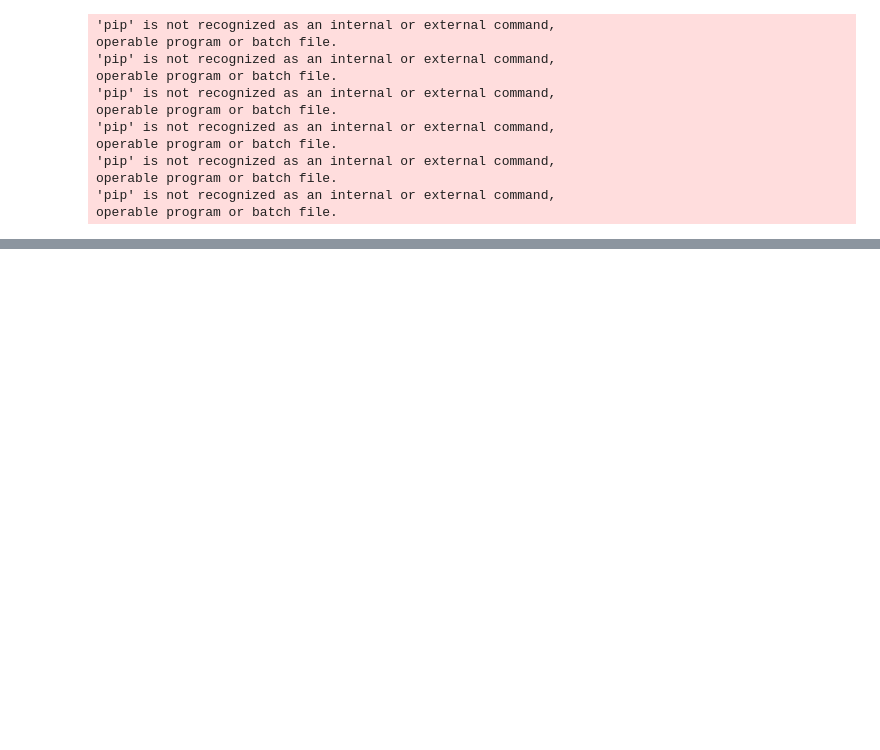
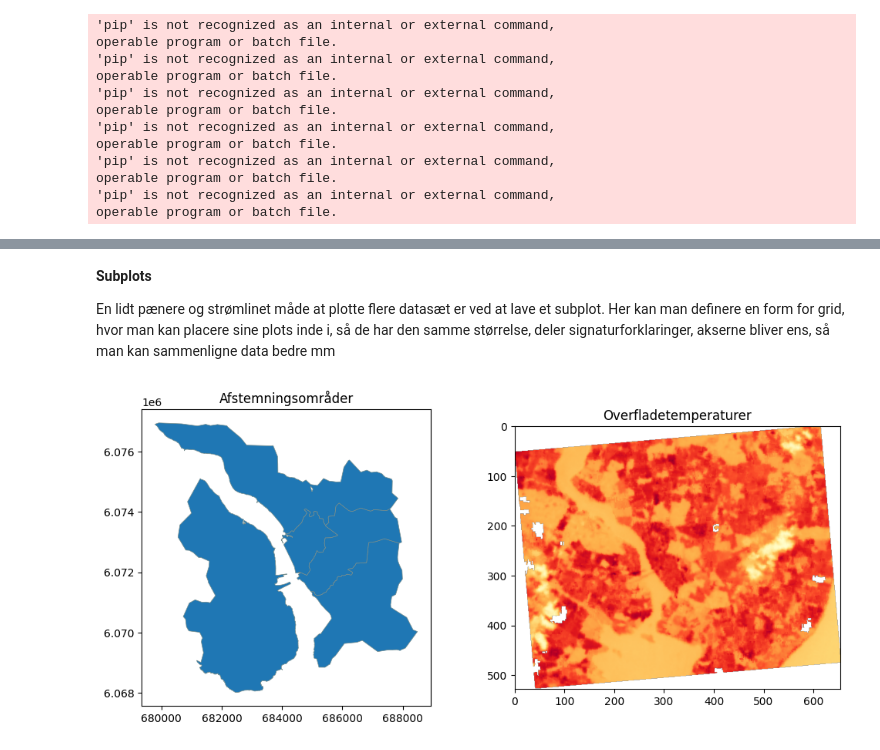
Before and after one commit to anerv/python_kortdage, a Jupyter notebook: Rastereksempel.ipynb, the cells around one changed output, grey strips where cells are left out. Saved outputs shown, nothing was run; the diff lists cells and outputs as text; code cells hidden in the pictures; blank space fills up the shorter version.

```diff
--- a/Rastereksempel.ipynb
+++ b/Rastereksempel.ipynb
@@ -52,12 +40,0 @@ Indlæsning af data
-# %%
-inputuhi = r"/content/sample_data/lst_nykoebing_f_2025_celcius.tif"
-# inputuhi = r'D:\Projekter\Kortdage\python_kortdage\lst_nykoebing_f_2025_celcius.tif'
-uhiraster = rasterio.open(inputuhi).read(1).astype(float)
-
-uhiraster[uhiraster < 0] = np.nan
-
-url = "/content/sample_data/nykoebing_afstemningsomraader.gpkg"
-# url =r"D:\Projekter\Kortdage\python_kortdage\nykoebing_afstemningsomraader.gpkg"
-admin_gr_gdf = gpd.read_file(url)
-admin_gr_gdf.set_crs(epsg=2582, inplace=True,allow_override=True)
-admin_gr_gdf.plot()
@@ -159,0 +121,28 @@ print(round(uhi_graense,1))
+# %% [markdown]
+**Subplots**
+
+En lidt pænere og strømlinet måde at plotte flere datasæt er ved at lave et subplot.
+Her kan man definere en form for grid, hvor man kan placere sine plots inde i, så de har den samme størrelse, deler signaturforklaringer, akserne bliver ens, så man kan sammenligne data bedre mm
+# %%
+# Definer størrelse på subplot
+fig, ax = plt.subplots(1, 2, figsize=(12, 5))
+
+# First scatterplot
+fig_afstemningsomr = admin_gr_gdf.plot(
+    linewidth=0.5,
+    edgecolor='#768c8a',
+    ax=ax[0],
+)
+
+# Definer overskrift
+ax[0].set_title("Afstemningsområder")
+
+# Plot rasterbilledet
+chm_plot = ax[1].imshow(uhiraster, cmap='YlOrRd' )
+
+# Definer overskrift
+ax[1].set_title("Overfladetemperaturer")
+
+plt.show()
+# %% [output]
+[figure, added]
```
Also changed, not shown: parts of 48 cells of this notebook.
